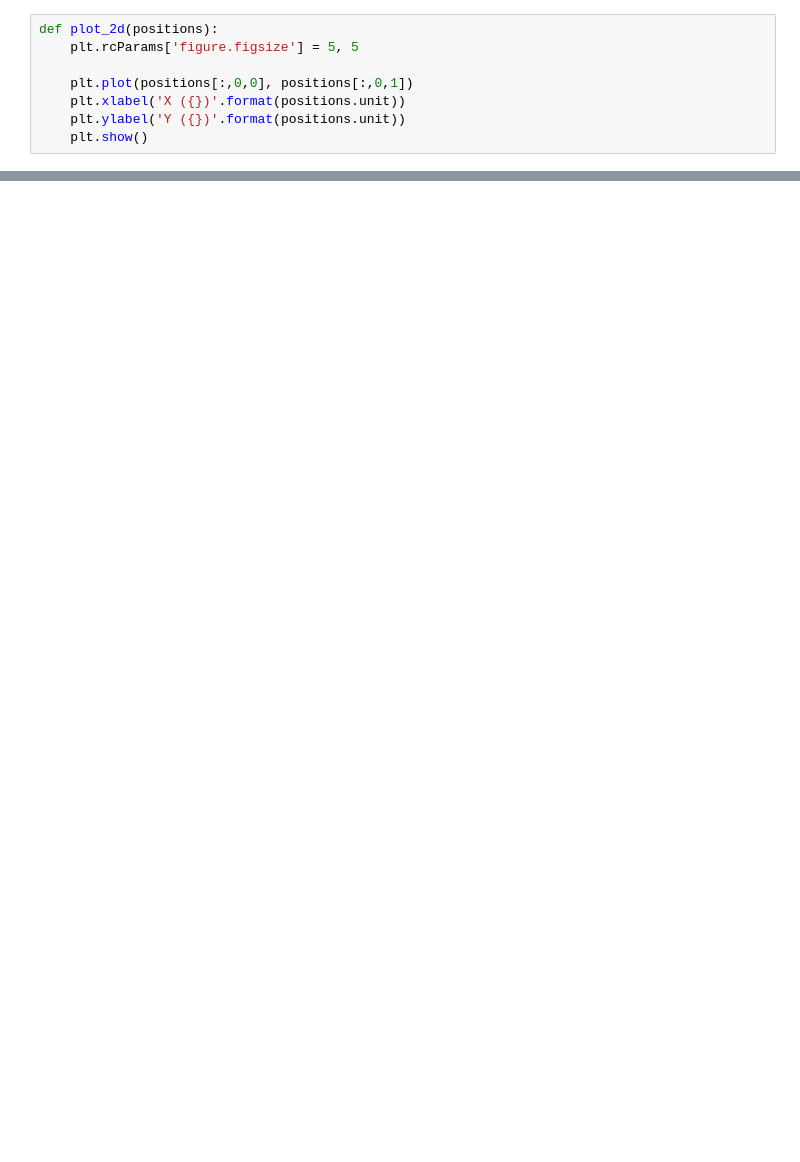
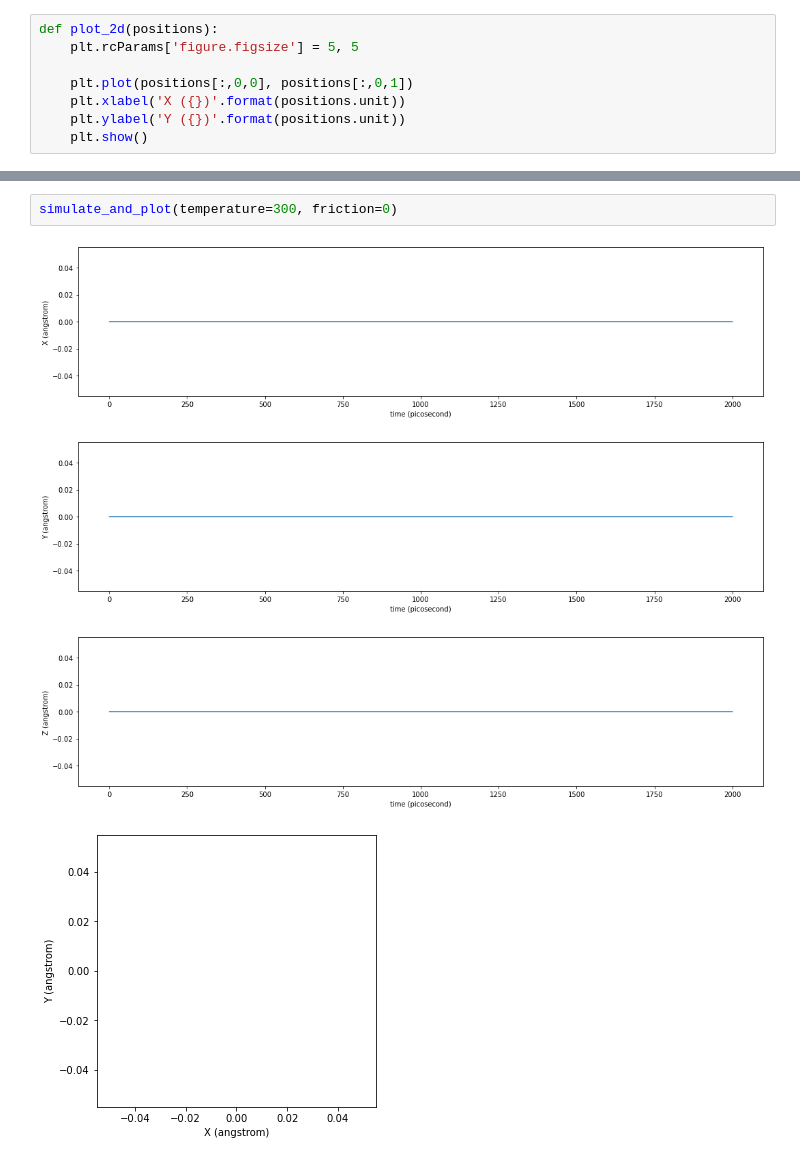
Before and after one commit to Daniel-Ibarrola/Molecular-Dynamics, a Jupyter notebook: free_particle/free_particle.ipynb, the cells around one changed output, grey strips where cells are left out. Drawn from its saved outputs; the diff is of its cells as text; blank space fills up the shorter version.

```diff
--- a/free_particle/free_particle.ipynb
+++ b/free_particle/free_particle.ipynb
@@ -220,0 +241,7 @@ plot_2d(pos)
+# %%
+simulate_and_plot(temperature=300, friction=0)
+# %% [output]
+[figure, added]
+[figure, added]
+[figure, added]
+[figure, added]
```
Also changed, not shown: parts of 27 cells of this notebook, 1 other file.
